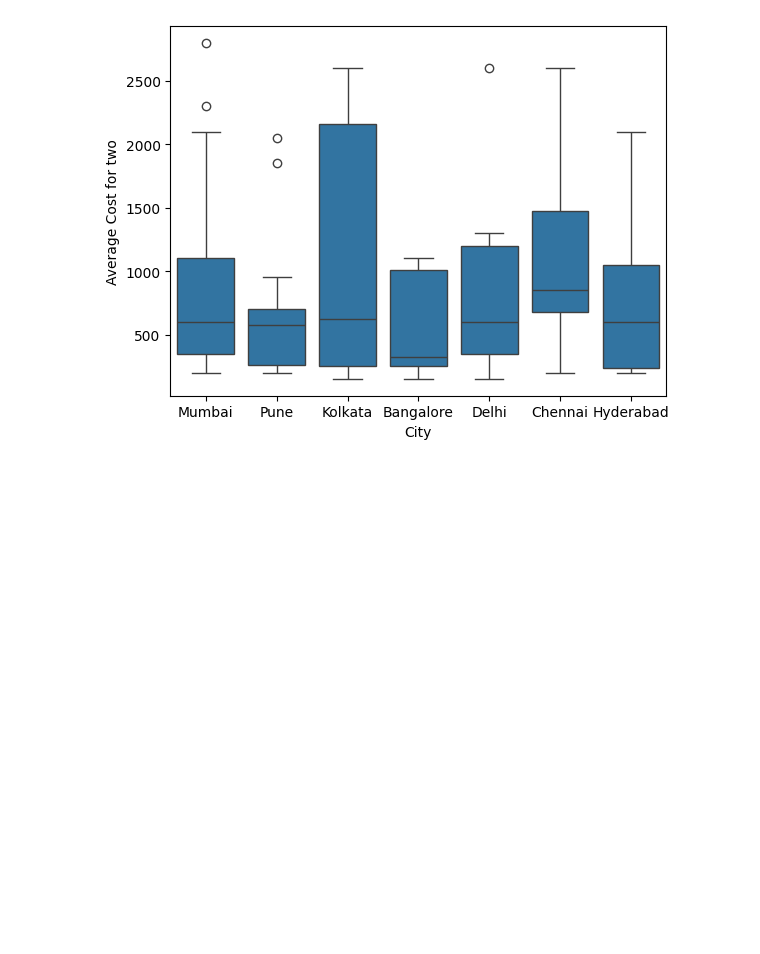
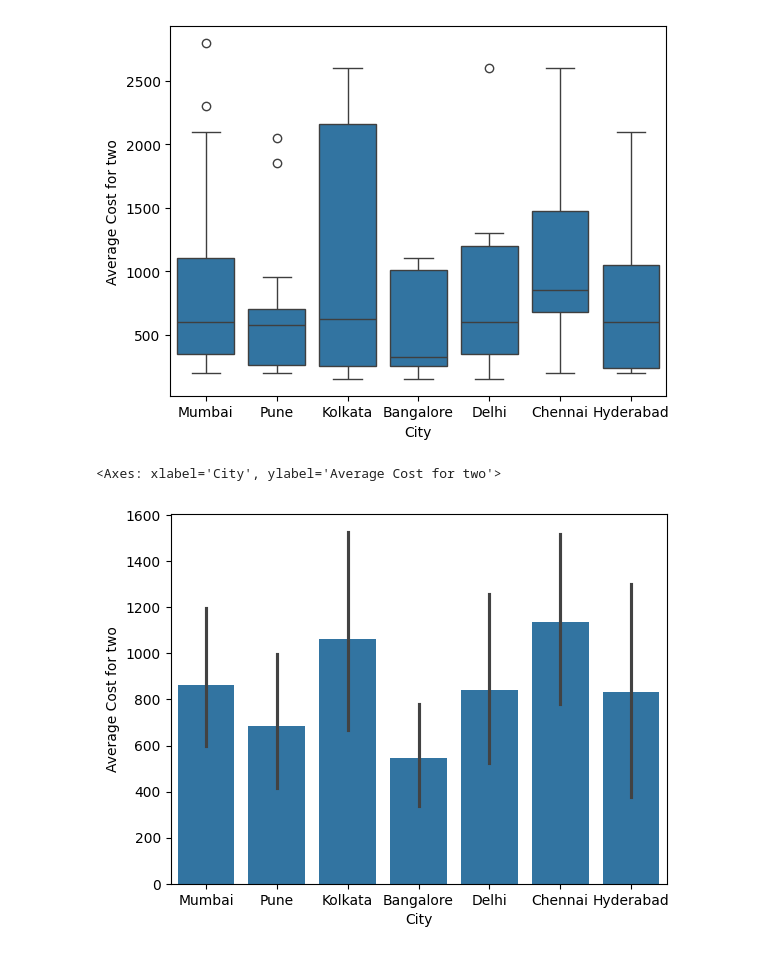
Before and after one commit to DeepuKun/Machine-Learning-Practice, a Jupyter notebook: Zomato_EDA.ipynb, the cells around one changed output. Saved outputs shown, nothing was run; the diff lists cells and outputs as text; code cells hidden in the pictures; blank space fills up the shorter version.

```diff
--- a/Zomato_EDA.ipynb
+++ b/Zomato_EDA.ipynb
@@ -56,3 +56,8 @@ sns.boxplot(x="City", y="Average Cost for two", data= data)
 # %% [output]
 <Axes: xlabel='City', ylabel='Average Cost for two'>
 [figure]
+# %%
+sns.barplot(x="City", y="Average Cost for two", data= data)
+# %% [output]
+<Axes: xlabel='City', ylabel='Average Cost for two'>
+[figure, added]
```
